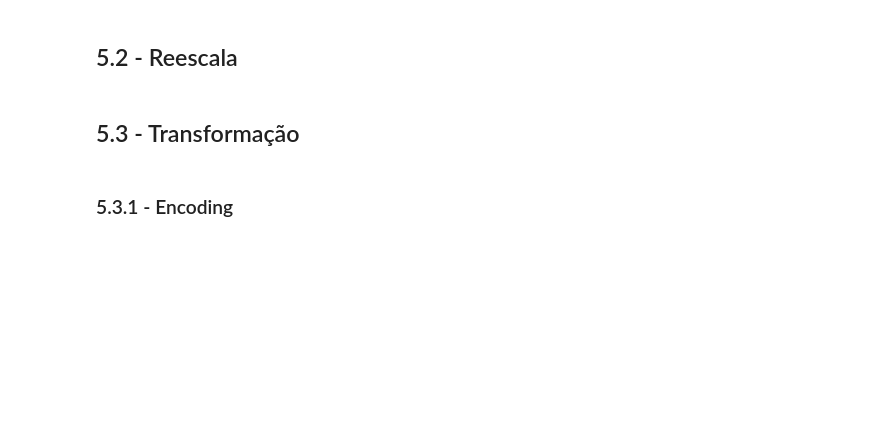
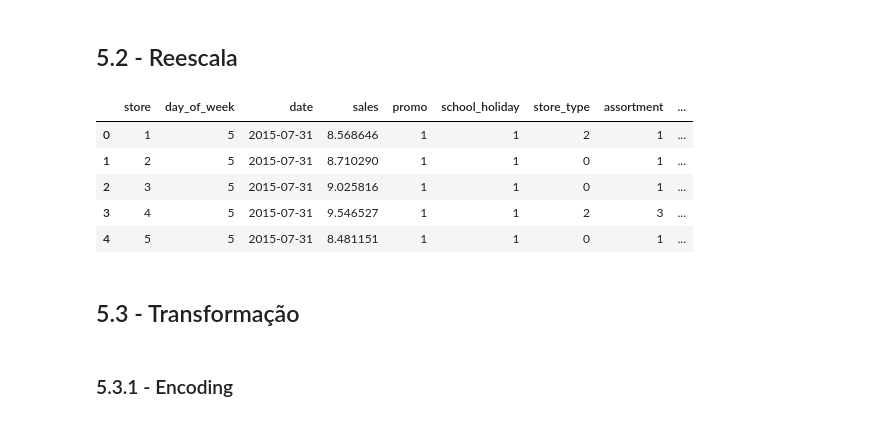
Before and after one commit to RPerottoni/Rossmann_Sales_Prediction, a Jupyter notebook: notebooks/m10_v01_store_sales_prediction.ipynb, the cells around one changed output. Drawn from its saved outputs; the diff is of its cells as text; code cells hidden in the pictures; blank space fills up the shorter version.

```diff
--- a/notebooks/m10_v01_store_sales_prediction.ipynb
+++ b/notebooks/m10_v01_store_sales_prediction.ipynb
@@ -119,8 +122,8 @@ jupyter_settings()
 # %% [markdown]
 ## 0.2 Loading Data
 # %%
-df_sales_raw = pd.read_csv( 'data_csv/train.csv', low_memory= False)
-df_store_raw = pd.read_csv( 'data_csv/store.csv', low_memory= False)
+df_sales_raw = pd.read_csv( 'C:/Users/perot/Documents/ds_repos/projects/Rossmann_Sales_Prediction/data_csv/train.csv', low_memory= False)
+df_store_raw = pd.read_csv( 'C:/Users/perot/Documents/ds_repos/projects/Rossmann_Sales_Prediction/data_csv/store.csv', low_memory= False)
 
 # Merge
 df_raw = pd.merge( df_sales_raw, df_store_raw, how='left', on='Store' )
@@ -637,3 +709,12 @@ pickle.dump( rs, open( '/Users/ricadesk/Documents/ds_repos/ds_em_producao/parame
+# %%
+df5.head()
+# %% [output]
+|  | store | day_of_week | date | sales | promo | school_holiday | store_type | assortment | ... |
+| 0 | 1 | 5 | 2015-07-31 | 8.568646 | 1 | 1 | 2 | 1 | ... |
+| 1 | 2 | 5 | 2015-07-31 | 8.710290 | 1 | 1 | 0 | 1 | ... |
+| 2 | 3 | 5 | 2015-07-31 | 9.025816 | 1 | 1 | 0 | 1 | ... |
+| 3 | 4 | 5 | 2015-07-31 | 9.546527 | 1 | 1 | 2 | 3 | ... |
+| 4 | 5 | 5 | 2015-07-31 | 8.481151 | 1 | 1 | 0 | 1 | ... |
 # %% [markdown]
 ## 5.3 - Transformação
 # %% [markdown]
```
Also changed, not shown: parts of 21 cells of this notebook, 14 other files.
